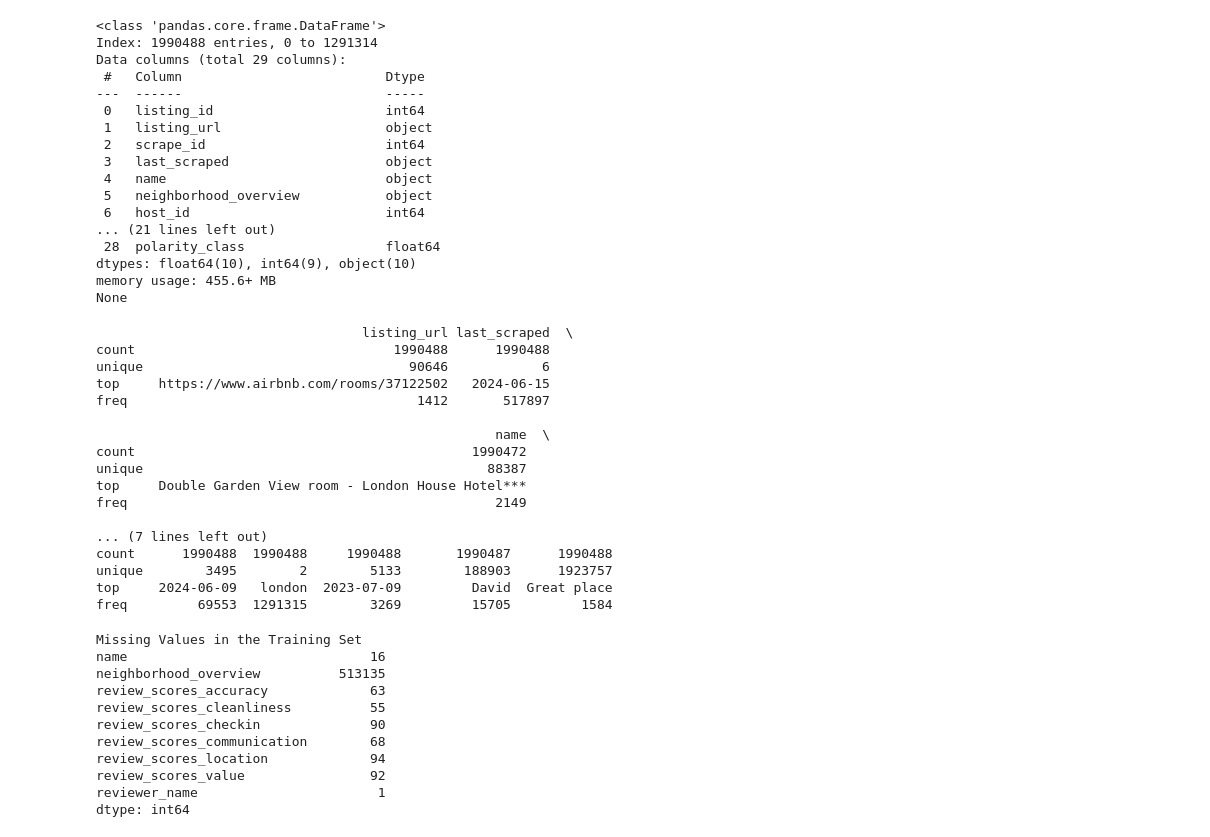
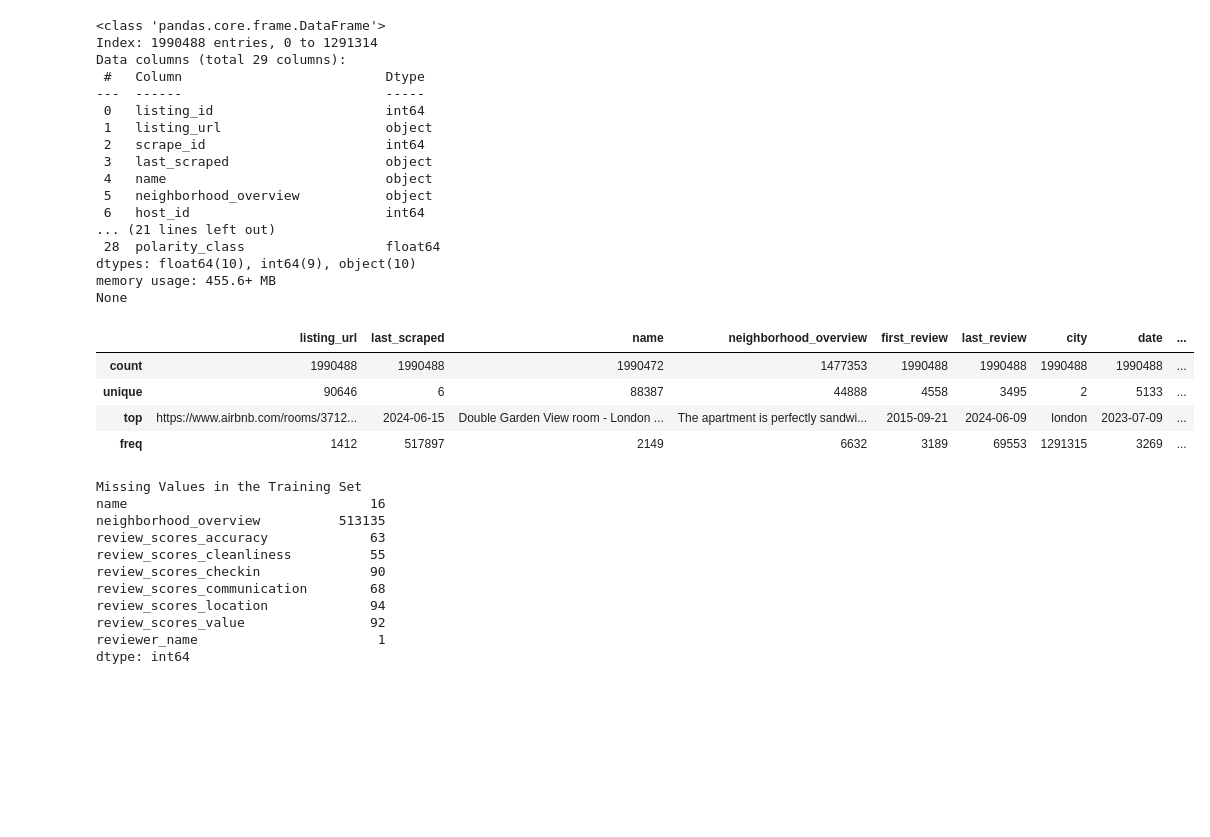
Before and after one commit to DEBI2024/AirBnb-Reviews, a Jupyter notebook: Airbnb-EDA.ipynb, the cells around one changed output. Saved outputs shown, nothing was run; the diff lists cells and outputs as text; code cells hidden in the pictures; blank space fills up the shorter version.

```diff
--- a/Airbnb-EDA.ipynb
+++ b/Airbnb-EDA.ipynb
@@ -64,25 +64,13 @@ memory usage: 455.6+ MB
 None
 # %%
 ## Summary statistics of categorical columns
-print(train_set.describe(include=['object']))
+train_set.describe(include=['object'])
 # %% [output]
-                                  listing_url last_scraped  \
-count                                 1990488      1990488
-unique                                  90646            6
-top     https://www.airbnb.com/rooms/37122502   2024-06-15
-freq                                     1412       517897
-
-                                                   name  \
-count                                           1990472
-unique                                            88387
-top     Double Garden View room - London House Hotel***
-freq                                               2149
-
-... (7 lines left out)
-count      1990488  1990488     1990488       1990487      1990488
-unique        3495        2        5133        188903      1923757
-top     2024-06-09   london  2023-07-09         David  Great place
-freq         69553  1291315        3269         15705         1584
+|  | listing_url | last_scraped | name | neighborhood_overview | first_review | last_review | city | date | ... |
+| count | 1990488 | 1990488 | 1990472 | 1477353 | 1990488 | 1990488 | 1990488 | 1990488 | ... |
+| unique | 90646 | 6 | 88387 | 44888 | 4558 | 3495 | 2 | 5133 | ... |
+| top | https://www.airbnb.com/rooms/3712... | 2024-06-15 | Double Garden View room - London ... | The apartment is perfectly sandwi... | 2015-09-21 | 2024-06-09 | london | 2023-07-09 | ... |
+| freq | 1412 | 517897 | 2149 | 6632 | 3189 | 69553 | 1291315 | 3269 | ... |
 # %%
 ## Check for missing values
 print("Missing Values in the Training Set")
```
Also changed, not shown: parts of 3 cells of this notebook, 1 other file.
